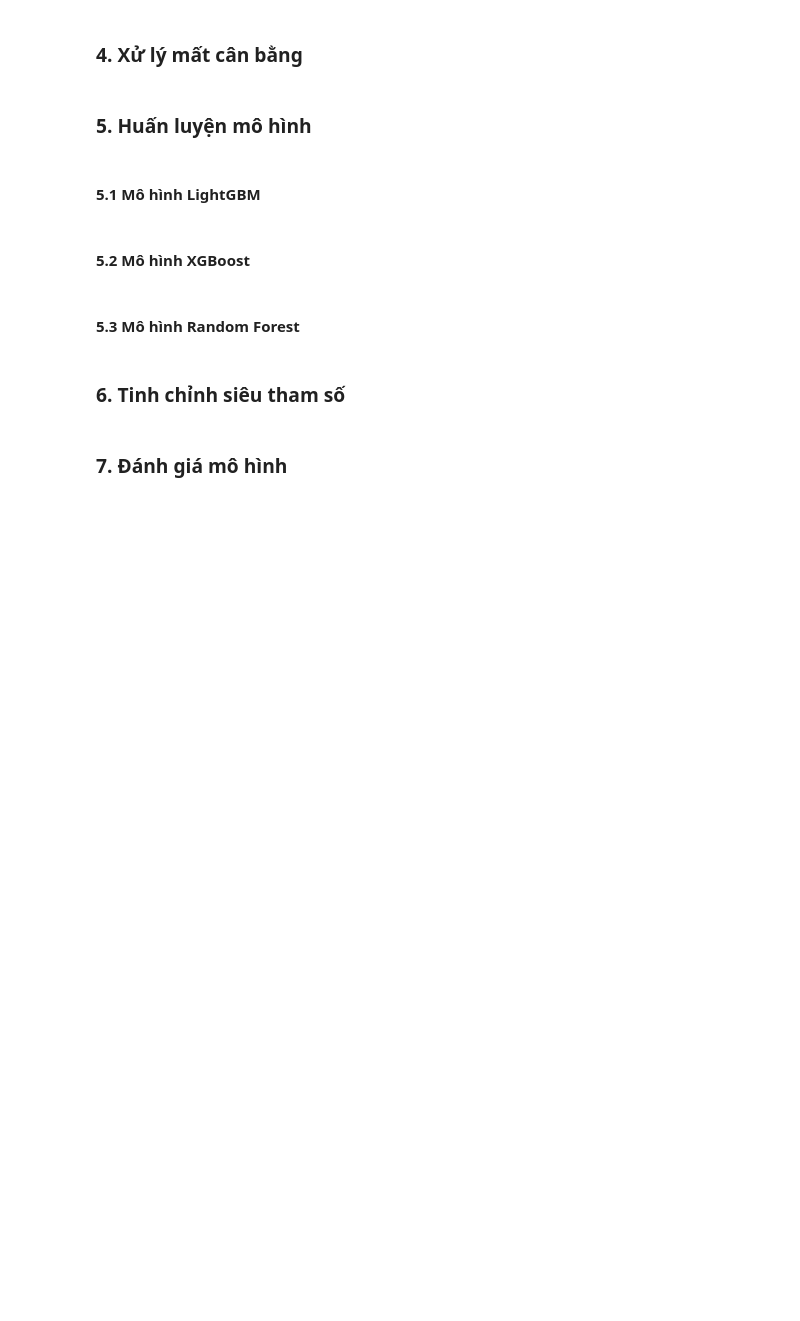
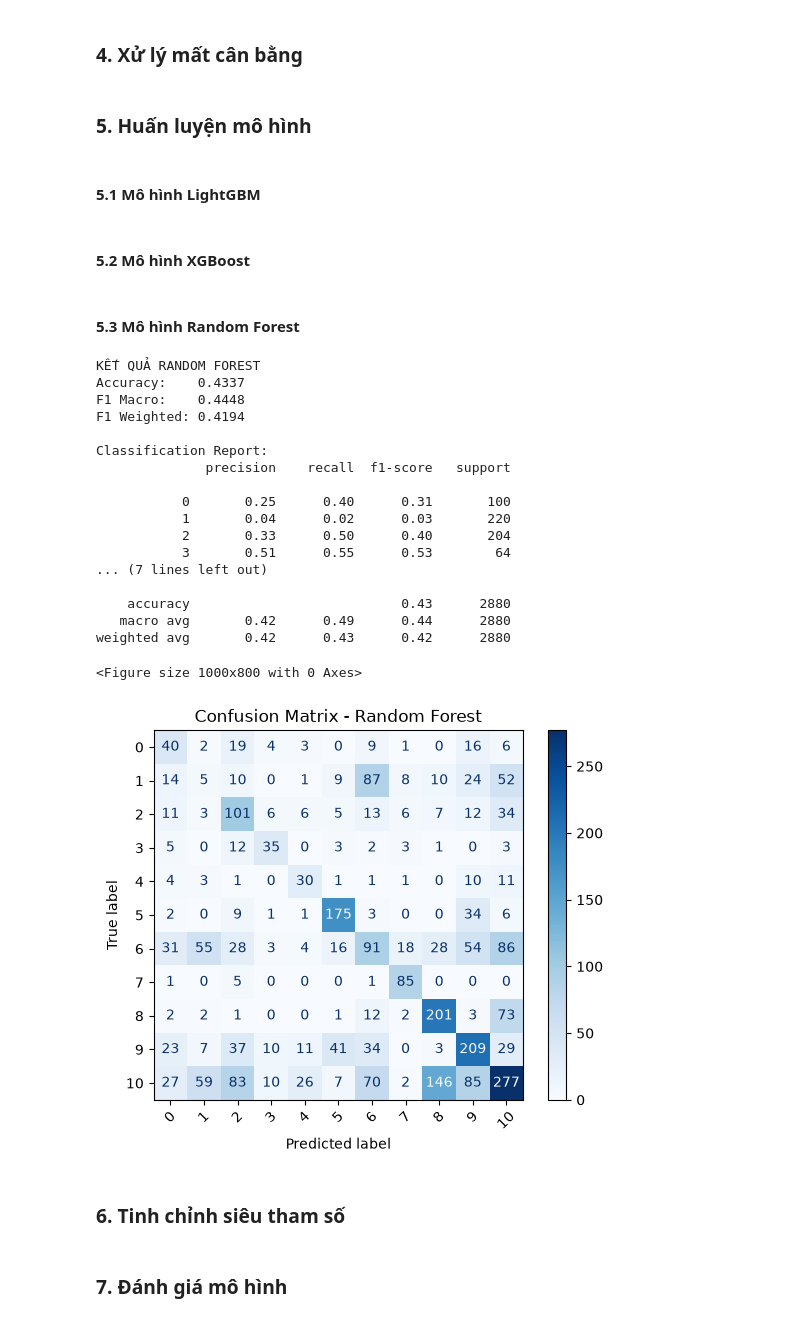
Before and after one commit to QuiBao47/MayHoc_Nhom, a Jupyter notebook: Challenge 2/MusicGenreClassification.ipynb, the cells around one changed output. Cells and saved outputs as stored; diff of their text form; code cells hidden in the pictures; blank space fills up the shorter version.

Commit message:
Them Random Forest + Danh gia mo hinh (Tu train danh gia mien sao cung bien la duoc)

```diff
--- a/Challenge 2/MusicGenreClassification.ipynb
+++ b/Challenge 2/MusicGenreClassification.ipynb
@@ -150,6 +150,73 @@ print("Đã lưu dữ liệu vào thư mục processed/")
 #### 5.2 Mô hình XGBoost
 # %% [markdown]
 #### 5.3 Mô hình Random Forest
+# %%
+from sklearn.ensemble import RandomForestClassifier
+from sklearn.metrics import (
+    accuracy_score,
+    f1_score,
+    classification_report,
+    confusion_matrix,
+    ConfusionMatrixDisplay
+)
+import matplotlib.pyplot as plt
+
+# Khởi tạo mô hình
+rf_model = RandomForestClassifier(
+    n_estimators=400,
+    max_features="sqrt",
+    class_weight="balanced",
+    random_state=SEED,
+    n_jobs=-1
+)
+
+# Huấn luyện mô hình trên tập train
+rf_model.fit(X_train, y_train)
+
+# Dự đoán trên tập validation
+y_val_pred_rf = rf_model.predict(X_val)
+
+# Đánh giá mô hình
+rf_accuracy = accuracy_score(y_val, y_val_pred_rf)
+rf_f1_macro = f1_score(y_val, y_val_pred_rf, average="macro")
+rf_f1_weighted = f1_score(y_val, y_val_pred_rf, average="weighted")
+
+print("KẾT QUẢ RANDOM FOREST")
+print(f"Accuracy:    {rf_accuracy:.4f}")
+print(f"F1 Macro:    {rf_f1_macro:.4f}")
+print(f"F1 Weighted: {rf_f1_weighted:.4f}")
+
+print("\nClassification Report:")
+print(classification_report(y_val, y_val_pred_rf))
+
+# Ma trận nhầm lẫn
+cm_rf = confusion_matrix(y_val, y_val_pred_rf)
+
+plt.figure(figsize=(10, 8))
+disp_rf = ConfusionMatrixDisplay(confusion_matrix=cm_rf)
+disp_rf.plot(cmap="Blues", xticks_rotation=45)
+plt.title("Confusion Matrix - Random Forest")
+plt.show()
+# %% [output]
+KẾT QUẢ RANDOM FOREST
+Accuracy:    0.4337
+F1 Macro:    0.4448
+F1 Weighted: 0.4194
+
+Classification Report:
+              precision    recall  f1-score   support
+
+           0       0.25      0.40      0.31       100
+           1       0.04      0.02      0.03       220
+           2       0.33      0.50      0.40       204
+           3       0.51      0.55      0.53        64
+... (7 lines left out)
+
+    accuracy                           0.43      2880
+   macro avg       0.42      0.49      0.44      2880
+weighted avg       0.42      0.43      0.42      2880
+<Figure size 1000x800 with 0 Axes>
+[figure, added]
 # %% [markdown]
 ### 6. Tinh chỉnh siêu tham số
 # %% [markdown]
```
Also changed, not shown: parts of 2 cells of this notebook.
